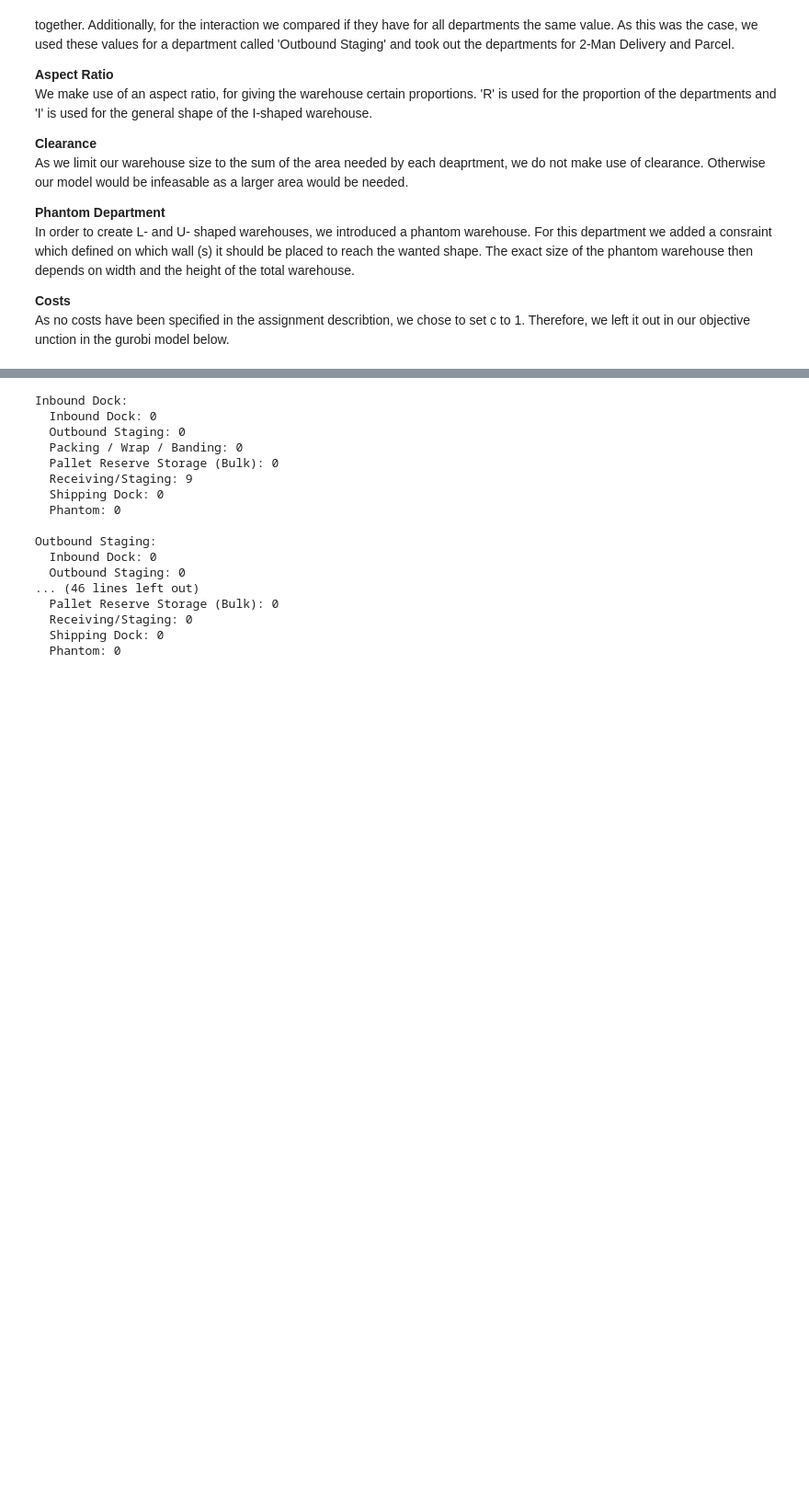
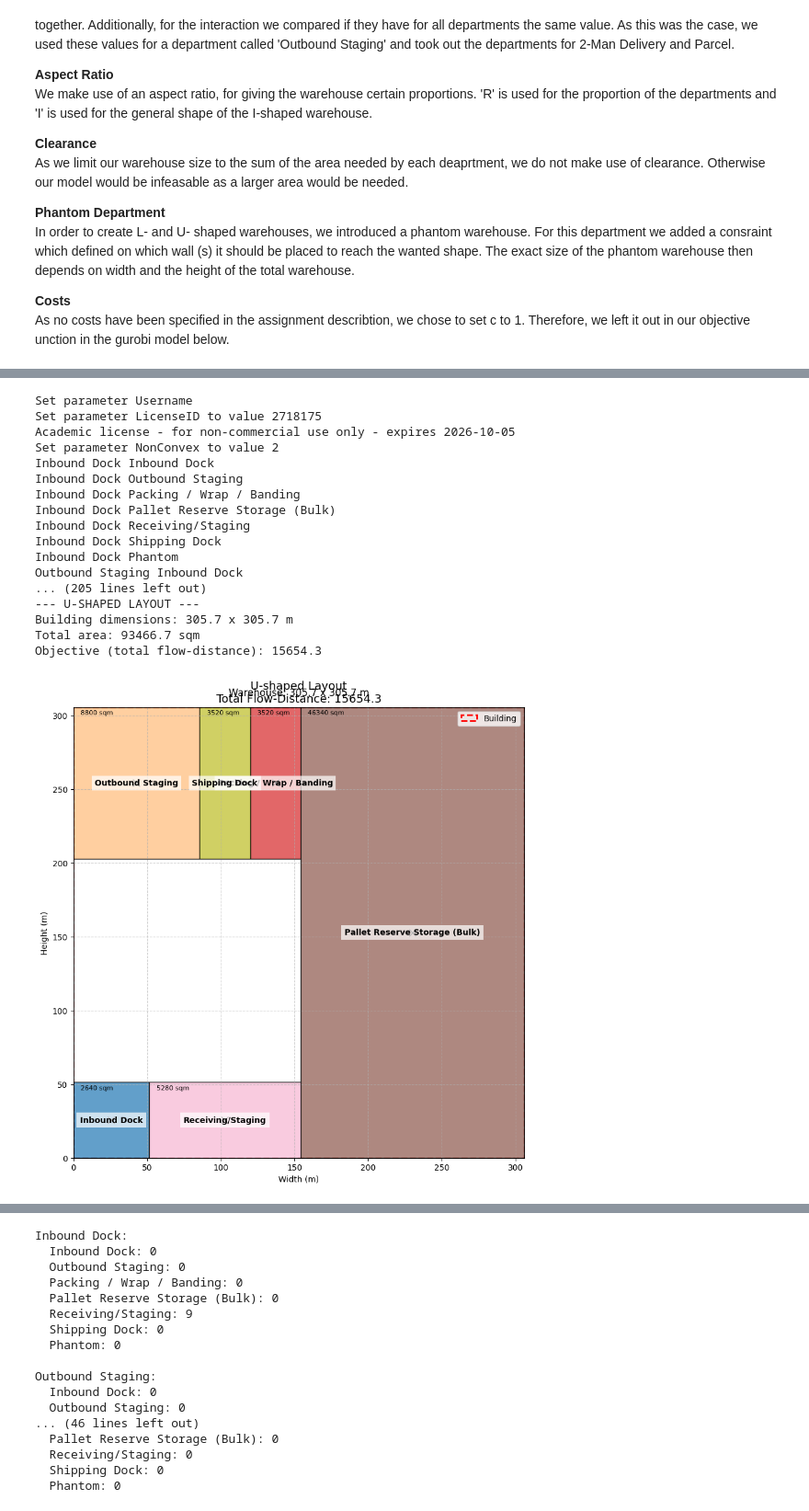
Before and after one commit to Ermling/Warehosuing_Ass_2, a Jupyter notebook: Assignment3/assignment3.ipynb, the cells around one changed output, grey strips where cells are left out. Shown: that part at 92% size. Drawn from its saved outputs; the diff is of its cells as text; code cells hidden in the pictures; blank space fills up the shorter version.

```diff
--- a/Assignment3/assignment3.ipynb
+++ b/Assignment3/assignment3.ipynb
@@ -1009,0 +1053,26 @@ NameError: name 'load_data' is not defined
+# %%
+
+
+# Run for all layouts
+for layout_type in [ "U-shaped"]:
+    selected_depts = load_data()
+    solve_layout(layout_type, total_area=total_area, selected_depts=selected_depts, departments=departments, numeric_departments_matrix=numeric_departments_matrix)
+# %% [output]
+Set parameter Username
+Set parameter LicenseID to value 2718175
+Academic license - for non-commercial use only - expires 2026-10-05
+Set parameter NonConvex to value 2
+Inbound Dock Inbound Dock
+Inbound Dock Outbound Staging
+Inbound Dock Packing / Wrap / Banding
+Inbound Dock Pallet Reserve Storage (Bulk)
+Inbound Dock Receiving/Staging
+Inbound Dock Shipping Dock
+Inbound Dock Phantom
+Outbound Staging Inbound Dock
+... (205 lines left out)
+--- U-SHAPED LAYOUT ---
+Building dimensions: 305.7 x 305.7 m
+Total area: 93466.7 sqm
+Objective (total flow-distance): 15654.3
+[figure, added]
```
Also changed, not shown: parts of 10 cells of this notebook.
